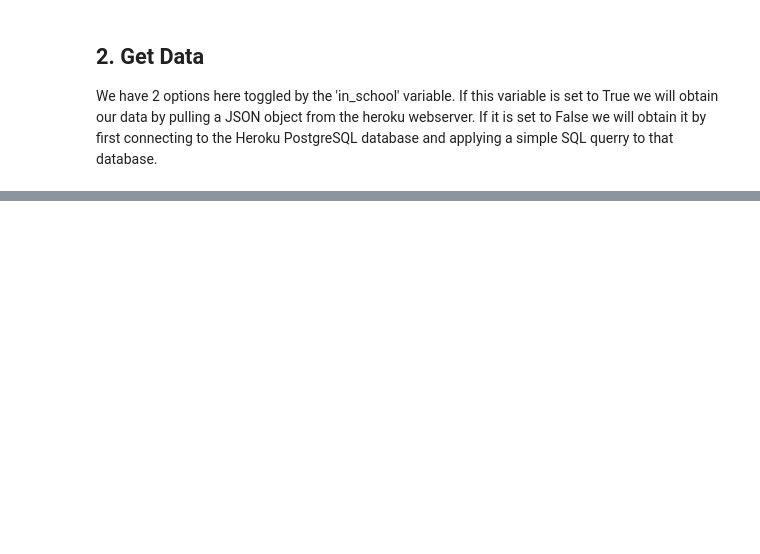
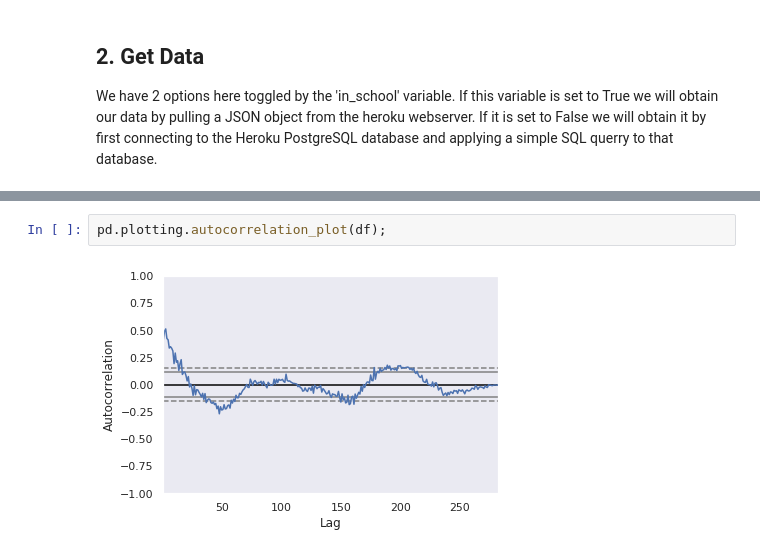
Before and after one commit to bryanhonof/Smart-Systems-Assignment-1, a Jupyter notebook: Python/test_notebook.ipynb, the cells around one changed output, grey strips where cells are left out. Drawn from its saved outputs; the diff is of its cells as text; blank space fills up the shorter version.

```diff
--- a/Python/test_notebook.ipynb
+++ b/Python/test_notebook.ipynb
@@ -252,0 +129,4 @@ dtype: float64
+# %%
+pd.plotting.autocorrelation_plot(df);
+# %% [output]
+[figure, added]
```
Also changed, not shown: parts of 23 cells of this notebook.
